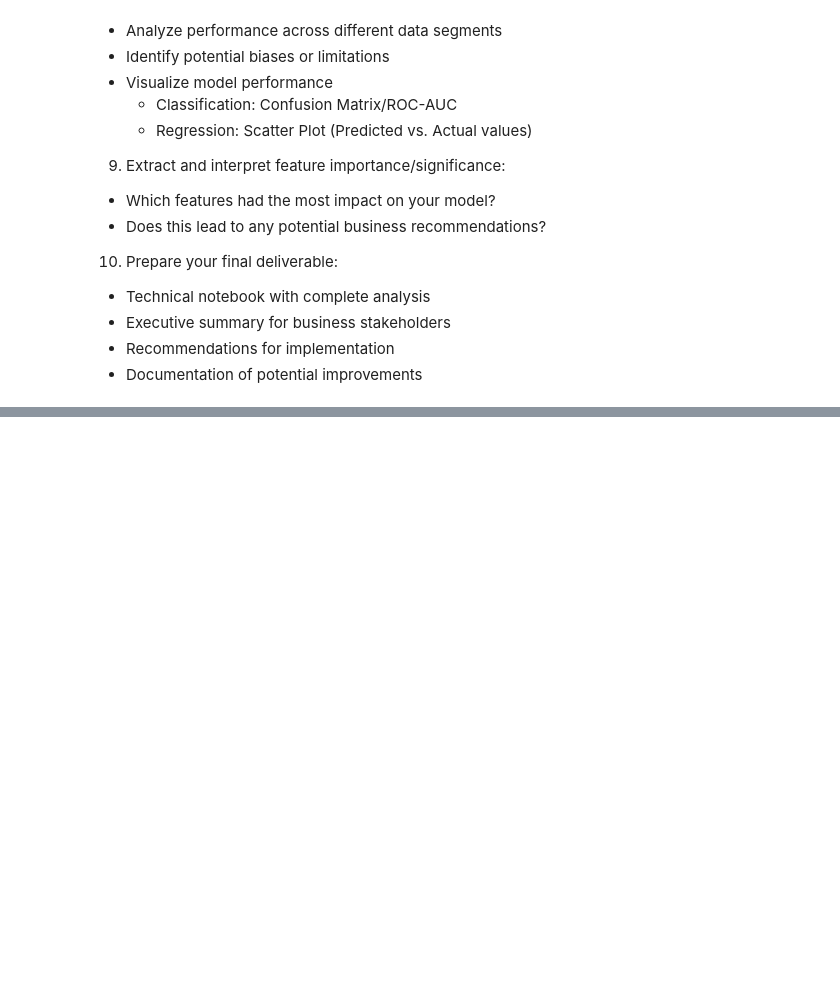
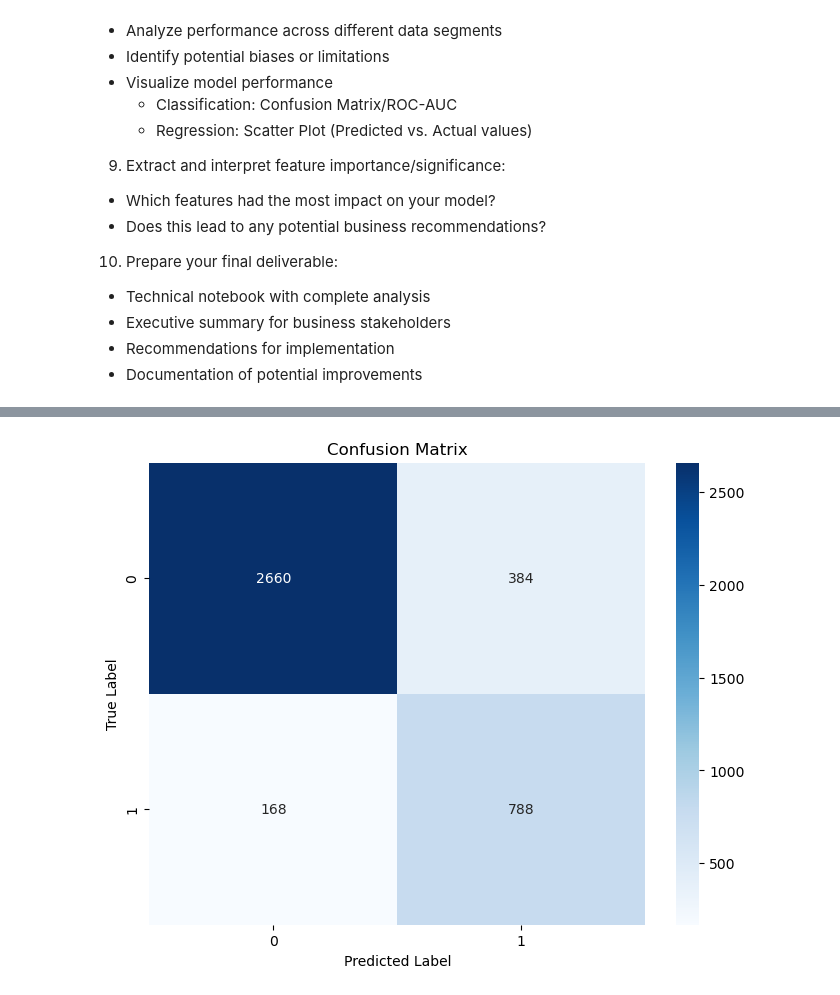
Before and after one commit to andrewmarasco/Loan-Risk-Assessment-Summative-Lab, a Jupyter notebook: financial_loan_risk_AM_2025_12_06.ipynb, the cells around one changed output, grey strips where cells are left out. Saved outputs shown, nothing was run; the diff lists cells and outputs as text; code cells hidden in the pictures; blank space fills up the shorter version.

```diff
--- a/financial_loan_risk_AM_2025_12_06.ipynb
+++ b/financial_loan_risk_AM_2025_12_06.ipynb
@@ -269,3 +295,15 @@ weighted avg       0.88      0.86      0.87      4000
 - Executive summary for business stakeholders
 - Recommendations for implementation
 - Documentation of potential improvements
+# %%
+# Evaluation and Conclusion
+
+final_model = best_model
+
+# 1. final predictions
+y_pred = final_model.predict(X_test)
+y_prob = final_model.predict_proba(X_test)[:, 1]
+
+# 2. Evaluation Metrics
+print("Classification Report:\n", classification_report(y_test, y_pred))
+print("ROC-AUC Score:", roc_auc_score(y_test, y_prob))
@@ -271,0 +322,11 @@ weighted avg       0.88      0.86      0.87      4000
+# %%
+# Confusion Matrix
+cm = confusion_matrix(y_test, y_pred)
+plt.figure(figsize=(8, 6))
+sns.heatmap(cm, annot=True, fmt='d', cmap='Blues')
+plt.title('Confusion Matrix')
+plt.xlabel('Predicted Label')
+plt.ylabel('True Label')
+plt.show()
+# %% [output]
+[figure, added]
```
Also changed, not shown: parts of 6 cells of this notebook.
